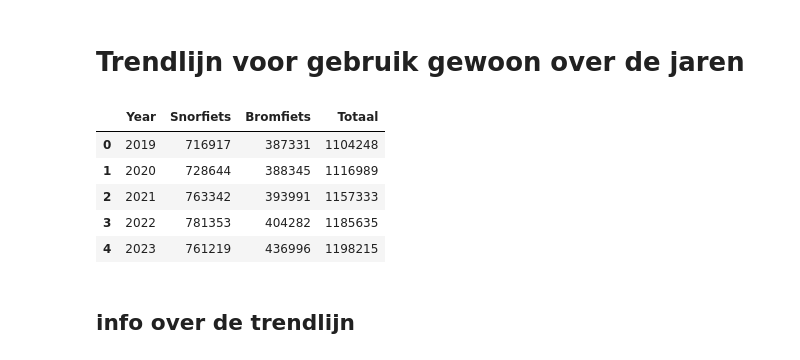
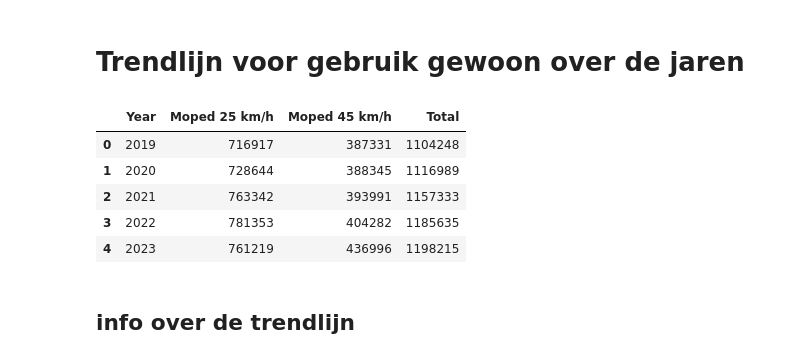
Before and after one commit to chenneman/TIL-programming-group-4, a Jupyter notebook: Voorspelling scooter gebruik.ipynb, the cells around one changed output. Saved outputs shown, nothing was run; the diff lists cells and outputs as text; code cells hidden in the pictures.

```diff
--- a/Voorspelling scooter gebruik.ipynb
+++ b/Voorspelling scooter gebruik.ipynb
@@ -8,9 +8,18 @@ import matplotlib.pyplot as plt
 # Trendlijn voor gebruik gewoon over de jaren
 # %%
 df_origineel = pd.read_excel('Totaal_gebruik.xlsx')
+df_origineel.rename(
+    columns={
+        "Snorfiets": "Moped 25 km/h",
+        "Bromfiets": "Moped 45 km/h",
+        "Totaal": "Total"
+    },
+    inplace=True
+)
+
 df_origineel.head()
 # %% [output]
-|  | Year | Snorfiets | Bromfiets | Totaal |
+|  | Year | Moped 25 km/h | Moped 45 km/h | Total |
 | 0 | 2019 | 716917 | 387331 | 1104248 |
 | 1 | 2020 | 728644 | 388345 | 1116989 |
 | 2 | 2021 | 763342 | 393991 | 1157333 |
```
Also changed, not shown: parts of 13 cells of this notebook, 1 other file.
